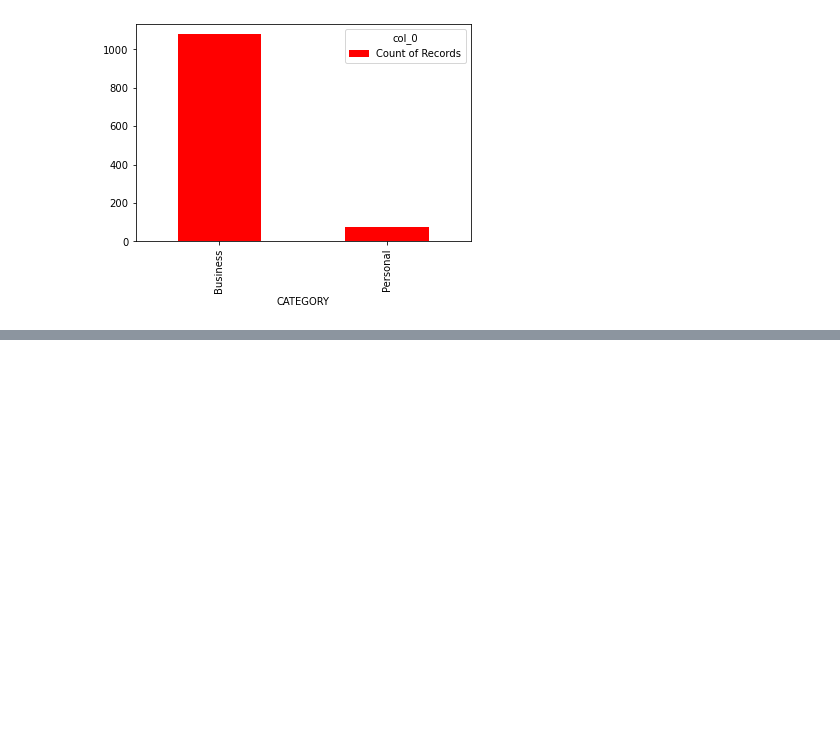
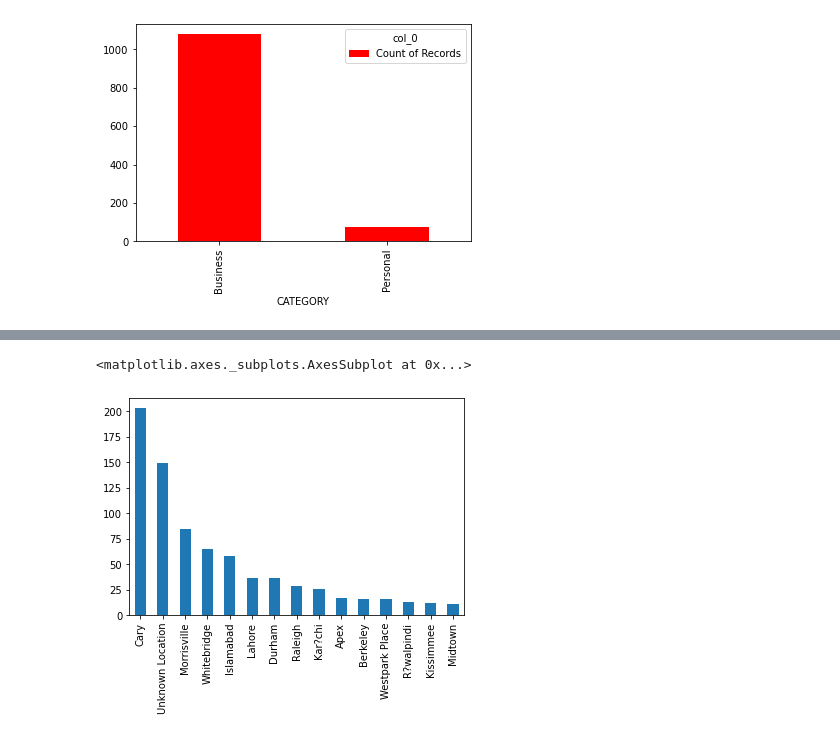
Before and after one commit to makarandsk/Uber_Analysis, a Jupyter notebook: Uber Analysis.ipynb, the cells around one changed output, grey strips where cells are left out. Cells and saved outputs as stored; diff of their text form; code cells hidden in the pictures; blank space fills up the shorter version.

```diff
--- a/Uber Analysis.ipynb
+++ b/Uber Analysis.ipynb
@@ -224,0 +235,4 @@ Name: START, dtype: int64
+# %%
+#Finding to where most people are travelling/going
+stop_point = df.STOP.value_counts()
+stop_point
@@ -224,0 +252,6 @@ Name: START, dtype: int64
+# %%
+#Which are the locations where users have stopped more than 10 number of times
+stop_point[stop_point>10].plot(kind="bar")
+# %% [output]
+<matplotlib.axes._subplots.AxesSubplot at 0x...>
+[figure, added]
```
Also changed, not shown: parts of 10 cells of this notebook.
